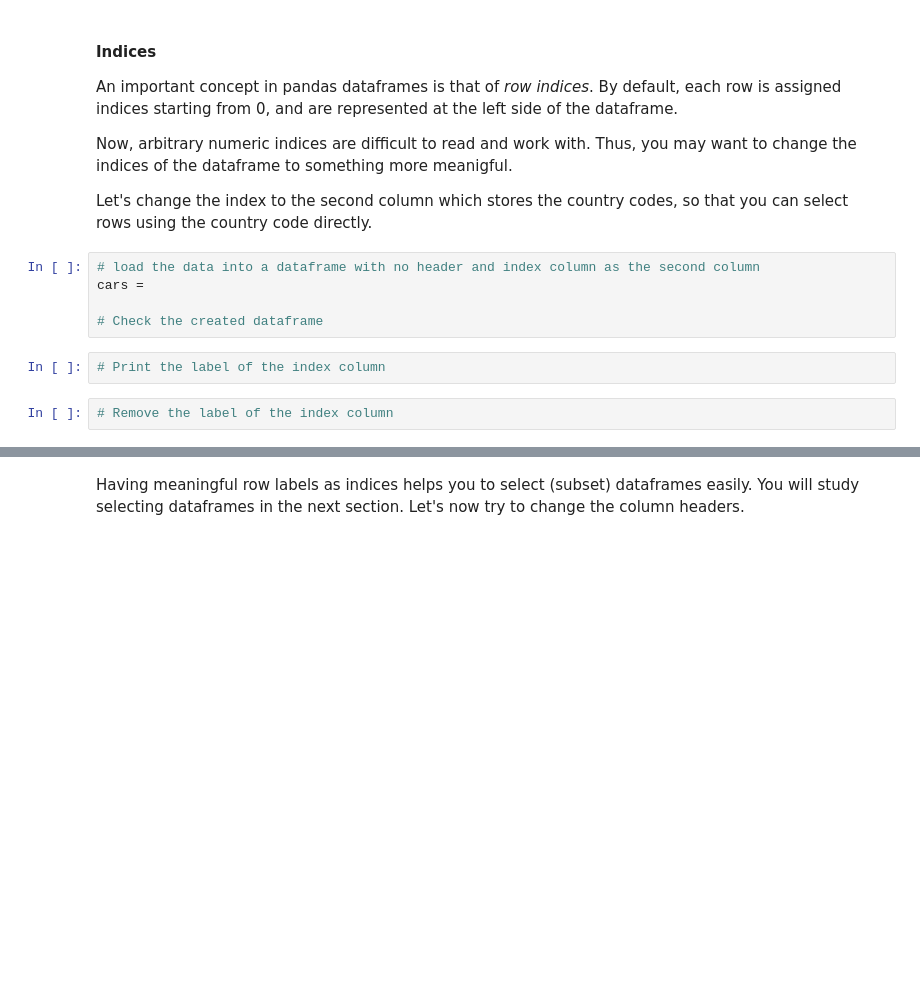
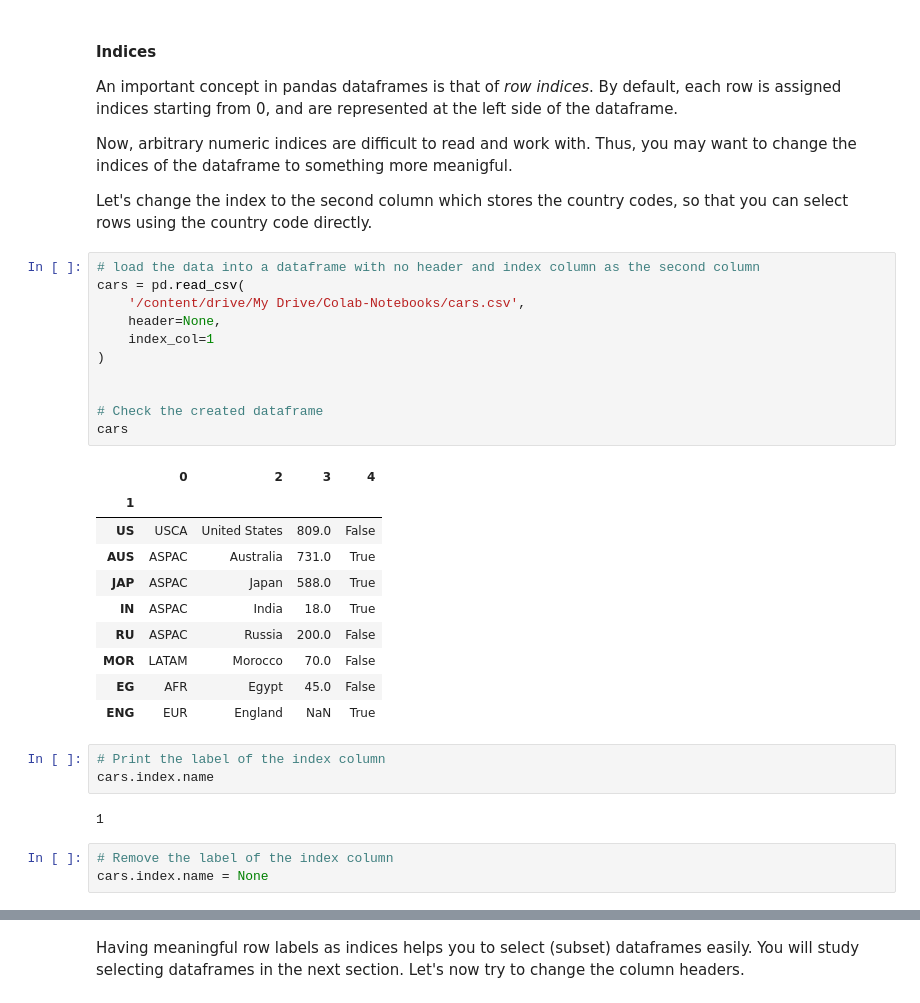
Before and after one commit to Anik-Adnan/Python-Libraries-NumPy-Matplotlib-and-Pandas, a Jupyter notebook: Pandas+Notebook+I.ipynb, the cells around one changed output, grey strips where cells are left out. Cells and saved outputs as stored; diff of their text form; blank space fills up the shorter version.

```diff
--- a/Pandas+Notebook+I.ipynb
+++ b/Pandas+Notebook+I.ipynb
@@ -88,12 +160,33 @@ Now, arbitrary numeric indices are difficult to read and work with. Thus, you ma
 Let's change the index to the second column which stores the country codes, so that you can select rows using the country code directly.
 # %%
 # load the data into a dataframe with no header and index column as the second column
-cars =
+cars = pd.read_csv(
+    '/content/drive/My Drive/Colab-Notebooks/cars.csv',
+    header=None,
+    index_col=1
+)
+
 
 # Check the created dataframe
+cars
+# %% [output]
+|  | 0 | 2 | 3 | 4 |
+| 1 |  |  |  |  |
+| US | USCA | United States | 809.0 | False |
+| AUS | ASPAC | Australia | 731.0 | True |
+| JAP | ASPAC | Japan | 588.0 | True |
+| IN | ASPAC | India | 18.0 | True |
+| RU | ASPAC | Russia | 200.0 | False |
+| MOR | LATAM | Morocco | 70.0 | False |
+| EG | AFR | Egypt | 45.0 | False |
+| ENG | EUR | England | NaN | True |
 # %%
 # Print the label of the index column
+cars.index.name
+# %% [output]
+1
 # %%
 # Remove the label of the index column
+cars.index.name = None
 # %%
 # Check the created dataframe
```
Also changed, not shown: parts of 16 cells of this notebook.
